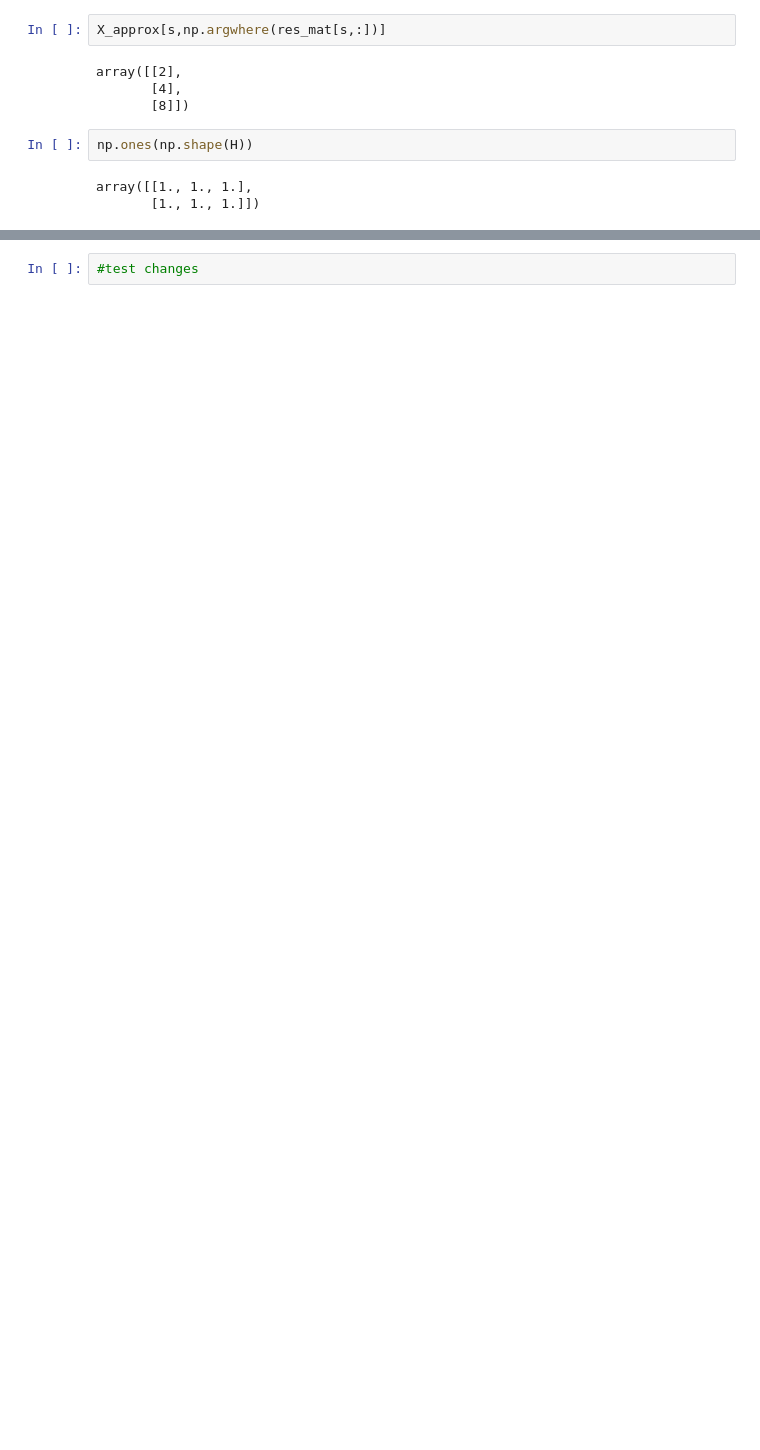
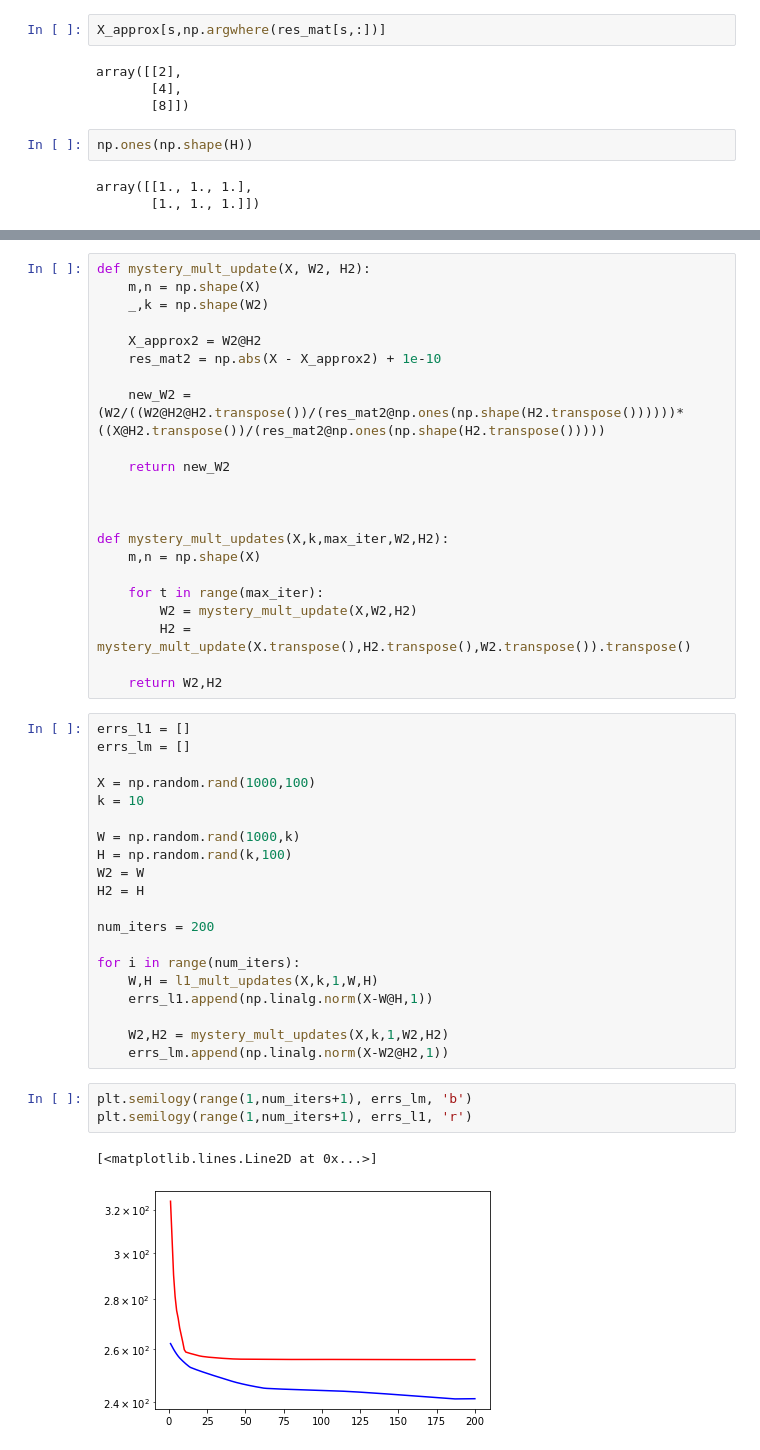
Before and after one commit to jamiehadd/entrywise-l1-NMF, a Jupyter notebook: L1_nmf_updates.ipynb, the cells around one changed output, grey strips where cells are left out. Saved outputs shown, nothing was run; the diff lists cells and outputs as text; blank space fills up the shorter version.

Commit message:
corrected matrix updates and some comparison tests

```diff
--- a/L1_nmf_updates.ipynb
+++ b/L1_nmf_updates.ipynb
@@ -235,2 +220,48 @@ t
+# %%
+def mystery_mult_update(X, W2, H2):
+    m,n = np.shape(X)
+    _,k = np.shape(W2)
+
+    X_approx2 = W2@H2
+    res_mat2 = np.abs(X - X_approx2) + 1e-10
+
+    new_W2 = (W2/((W2@H2@H2.transpose())/(res_mat2@np.ones(np.shape(H2.transpose())))))*((X@H2.transpose())/(res_mat2@np.ones(np.shape(H2.transpose()))))
+
+    return new_W2
+
+
+
+def mystery_mult_updates(X,k,max_iter,W2,H2):
+    m,n = np.shape(X)
+
+    for t in range(max_iter):
+        W2 = mystery_mult_update(X,W2,H2)
+        H2 = mystery_mult_update(X.transpose(),H2.transpose(),W2.transpose()).transpose()
+
+    return W2,H2
 # %%
-#test changes
+errs_l1 = []
+errs_lm = []
+
+X = np.random.rand(1000,100)
+k = 10
+
+W = np.random.rand(1000,k)
+H = np.random.rand(k,100)
+W2 = W
+H2 = H
+
+num_iters = 200
+
+for i in range(num_iters):
+    W,H = l1_mult_updates(X,k,1,W,H)
+    errs_l1.append(np.linalg.norm(X-W@H,1))
+
+    W2,H2 = mystery_mult_updates(X,k,1,W2,H2)
+    errs_lm.append(np.linalg.norm(X-W2@H2,1))
+# %%
+plt.semilogy(range(1,num_iters+1), errs_lm, 'b')
+plt.semilogy(range(1,num_iters+1), errs_l1, 'r')
+# %% [output]
+[<matplotlib.lines.Line2D at 0x...>]
+[figure, added]
```
Also changed, not shown: parts of 12 cells of this notebook.
